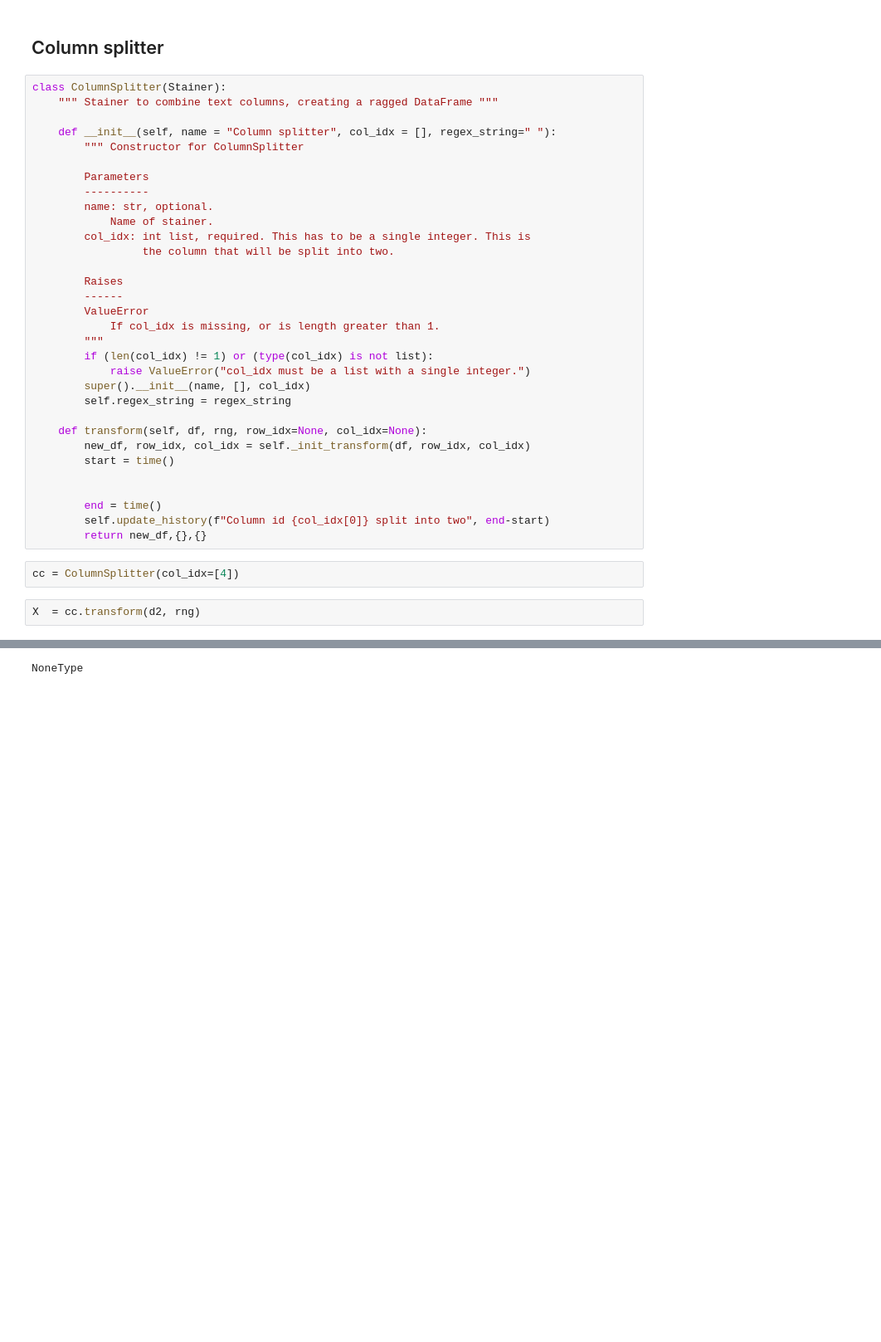
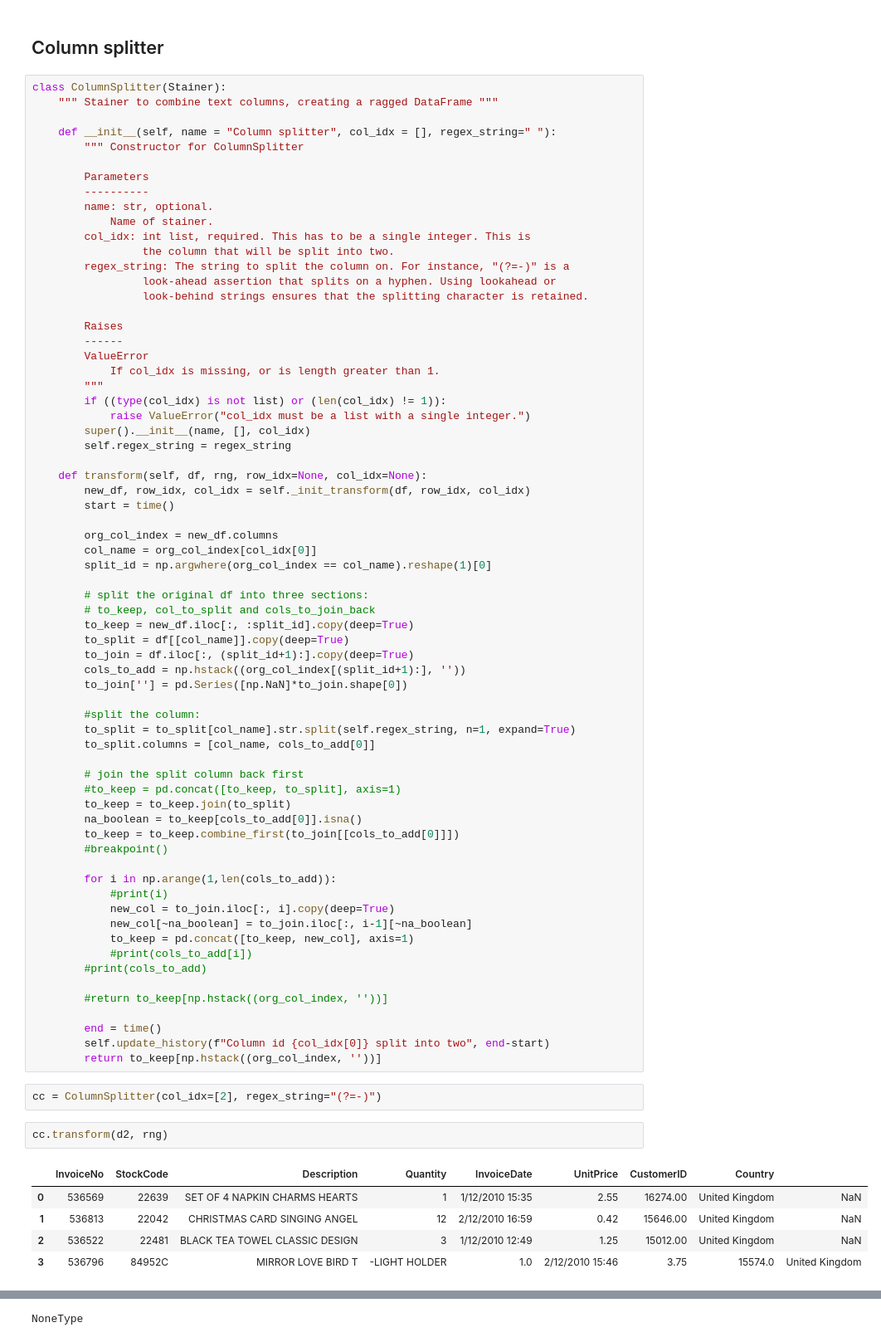
Before and after one commit to joeltanwr/DirtyDF, a Jupyter notebook: test_notebooks/testing_new_stainers.ipynb, the cells around one changed output, grey strips where cells are left out. Shown at 83% size. Saved outputs shown, nothing was run; the diff lists cells and outputs as text; blank space fills up the shorter version.

Commit message:
working on column splitter class

```diff
--- a/test_notebooks/testing_new_stainers.ipynb
+++ b/test_notebooks/testing_new_stainers.ipynb
@@ -33,13 +34,16 @@ class ColumnSplitter(Stainer):
             Name of stainer.
         col_idx: int list, required. This has to be a single integer. This is
                  the column that will be split into two.
+        regex_string: The string to split the column on. For instance, "(?=-)" is a
+                 look-ahead assertion that splits on a hyphen. Using lookahead or
+                 look-behind strings ensures that the splitting character is retained.
 
         Raises
         ------
         ValueError
             If col_idx is missing, or is length greater than 1.
         """
-        if (len(col_idx) != 1) or (type(col_idx) is not list):
+        if ((type(col_idx) is not list) or (len(col_idx) != 1)):
             raise ValueError("col_idx must be a list with a single integer.")
         super().__init__(name, [], col_idx)
         self.regex_string = regex_string
@@ -48,11 +52,49 @@ class ColumnSplitter(Stainer):
         new_df, row_idx, col_idx = self._init_transform(df, row_idx, col_idx)
         start = time()
 
+        org_col_index = new_df.columns
+        col_name = org_col_index[col_idx[0]]
+        split_id = np.argwhere(org_col_index == col_name).reshape(1)[0]
+
+        # split the original df into three sections:
+        # to_keep, col_to_split and cols_to_join_back
+        to_keep = new_df.iloc[:, :split_id].copy(deep=True)
+        to_split = df[[col_name]].copy(deep=True)
+        to_join = df.iloc[:, (split_id+1):].copy(deep=True)
+        cols_to_add = np.hstack((org_col_index[(split_id+1):], ''))
+        to_join[''] = pd.Series([np.NaN]*to_join.shape[0])
+
+        #split the column:
+        to_split = to_split[col_name].str.split(self.regex_string, n=1, expand=True)
+        to_split.columns = [col_name, cols_to_add[0]]
+
+        # join the split column back first
+        #to_keep = pd.concat([to_keep, to_split], axis=1)
+        to_keep = to_keep.join(to_split)
+        na_boolean = to_keep[cols_to_add[0]].isna()
+        to_keep = to_keep.combine_first(to_join[[cols_to_add[0]]])
+        #breakpoint()
+
+        for i in np.arange(1,len(cols_to_add)):
+            #print(i)
+            new_col = to_join.iloc[:, i].copy(deep=True)
+            new_col[~na_boolean] = to_join.iloc[:, i-1][~na_boolean]
+            to_keep = pd.concat([to_keep, new_col], axis=1)
+            #print(cols_to_add[i])
+        #print(cols_to_add)
+
+        #return to_keep[np.hstack((org_col_index, ''))]
 
         end = time()
         self.update_history(f"Column id {col_idx[0]} split into two", end-start)
-        return new_df,{},{}
+        return to_keep[np.hstack((org_col_index, ''))]
 # %%
-cc = ColumnSplitter(col_idx=[4])
+cc = ColumnSplitter(col_idx=[2], regex_string="(?=-)")
 # %%
-X  = cc.transform(d2, rng)
+cc.transform(d2, rng)
+# %% [output]
+|  | InvoiceNo | StockCode | Description | Quantity | InvoiceDate | UnitPrice | CustomerID | Country |  |
+| 0 | 536569 | 22639 | SET OF 4 NAPKIN CHARMS HEARTS | 1 | 1/12/2010 15:35 | 2.55 | 16274.00 | United Kingdom | NaN |
+| 1 | 536813 | 22042 | CHRISTMAS CARD SINGING ANGEL | 12 | 2/12/2010 16:59 | 0.42 | 15646.00 | United Kingdom | NaN |
+| 2 | 536522 | 22481 | BLACK TEA TOWEL CLASSIC DESIGN | 3 | 1/12/2010 12:49 | 1.25 | 15012.00 | United Kingdom | NaN |
+| 3 | 536796 | 84952C | MIRROR LOVE BIRD T | -LIGHT HOLDER | 1.0 | 2/12/2010 15:46 | 3.75 | 15574.0 | United Kingdom |
```
Also changed, not shown: parts of 5 cells of this notebook.
